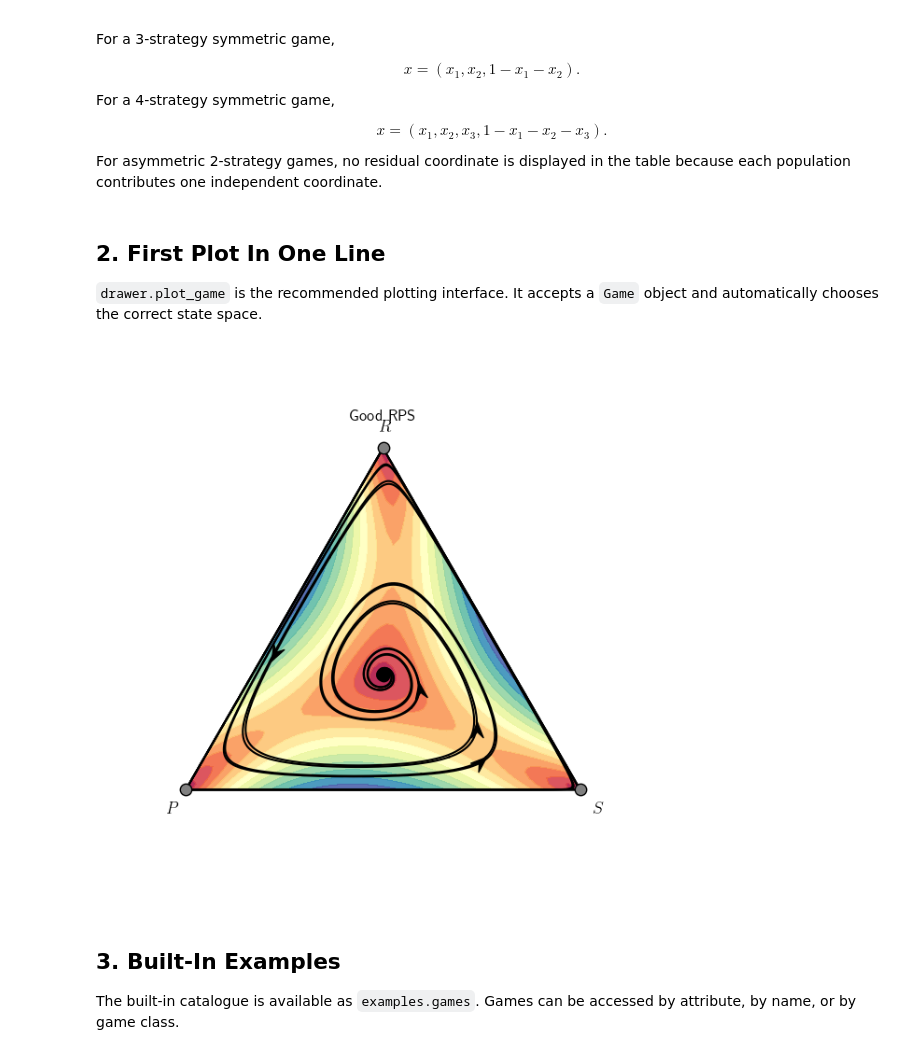
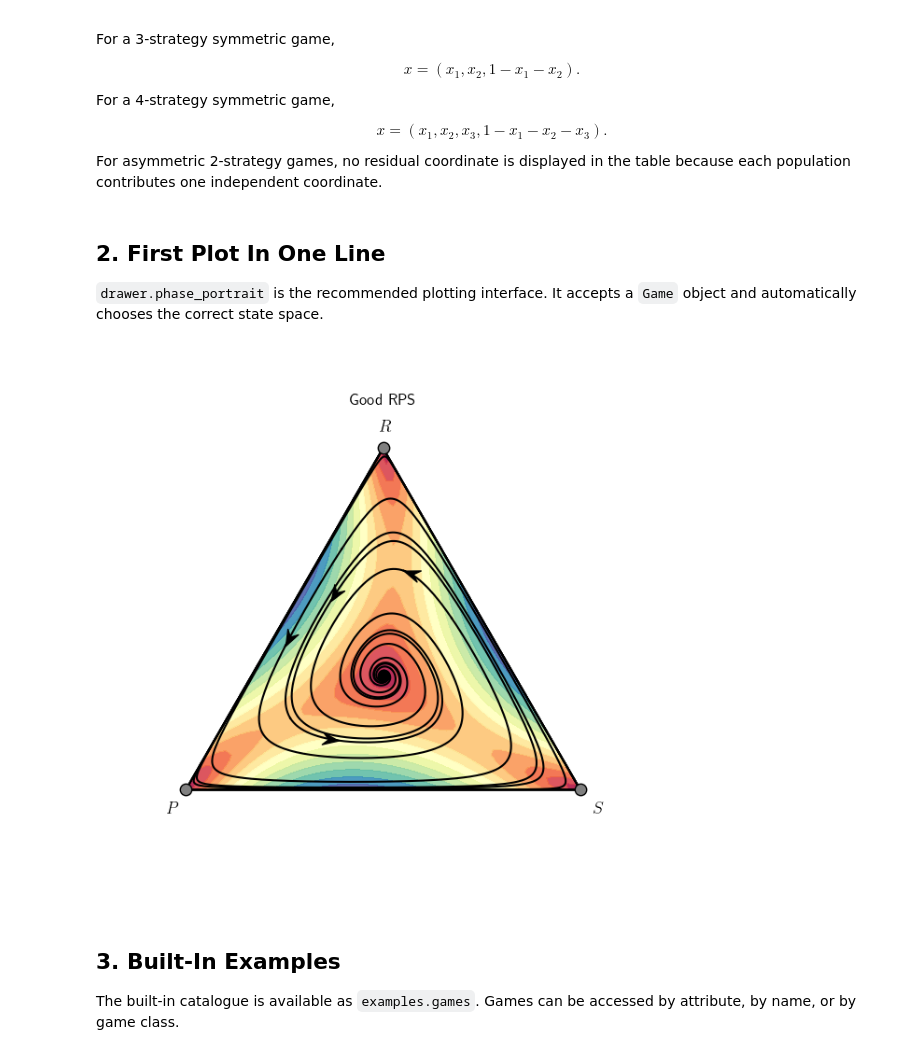
Before and after one commit to SlimaneD/pynamo, a Jupyter notebook: tutorial.ipynb, the cells around one changed output. Saved outputs shown, nothing was run; the diff lists cells and outputs as text; code cells hidden in the pictures.

```diff
--- a/tutorial.ipynb
+++ b/tutorial.ipynb
@@ -10,10 +10,22 @@ For ordinary use, the imports below are enough. If you are editing the package s
 import numpy as np
 import matplotlib.pyplot as plt
 
+import importlib
+
 import game
+import dynamics
+import analysis
 import examples
 import drawer
-import analysis
+import interactive
+
+game = importlib.reload(game)
+dynamics = importlib.reload(dynamics)
+analysis = importlib.reload(analysis)
+examples = importlib.reload(examples)
+drawer = importlib.reload(drawer)
+interactive = importlib.reload(interactive)
+
 
 %matplotlib widget
 # %% [markdown]
@@ -89,12 +101,12 @@ For asymmetric 2-strategy games, no residual coordinate is displayed in the tabl
 # %% [markdown]
 ## 2. First Plot In One Line
 
-`drawer.plot_game` is the recommended plotting interface. It accepts a `Game` object and automatically chooses the correct state space.
+`drawer.phase_portrait` is the recommended plotting interface. It accepts a `Game` object and automatically chooses the correct state space.
 # %%
-fig, ax = drawer.plot_game(examples.games.good_rps)
+fig, ax = drawer.phase_portrait(examples.games.good_rps)
 plt.show()
 # %% [output]
-[figure, old version]
+[figure, new version]
 # %% [markdown]
 ## 3. Built-In Examples
 
```
Also changed, not shown: parts of 16 cells of this notebook, 9 other files.
